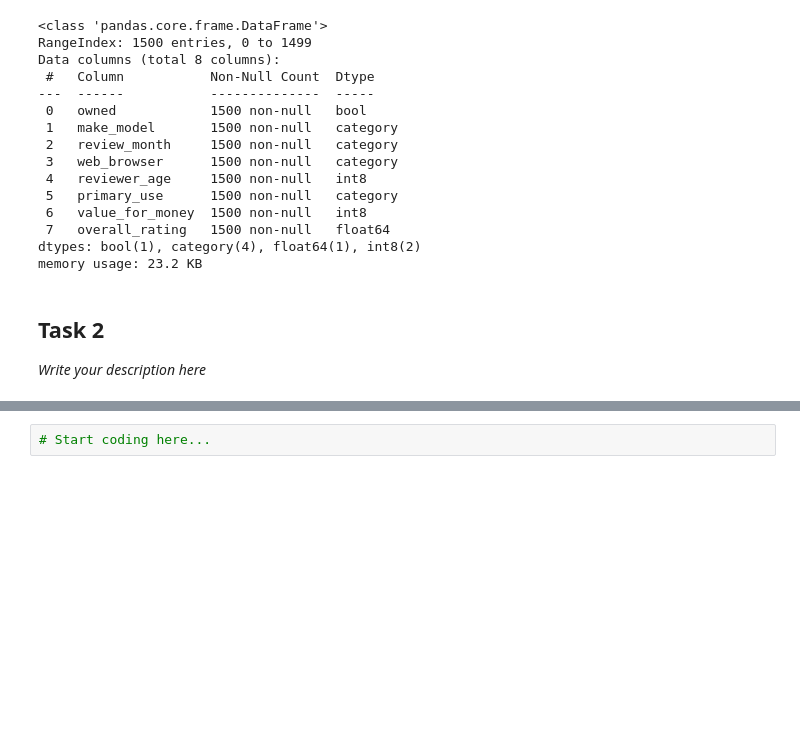
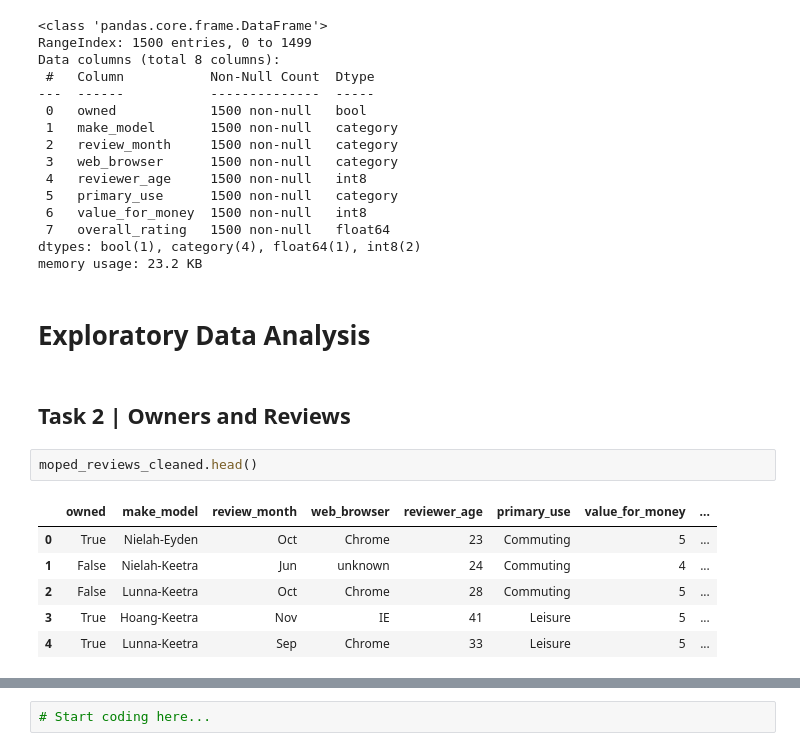
Before and after one commit to bnhn/electric_moped_reviews, a Jupyter notebook: notebook.ipynb, the cells around one changed output, grey strips where cells are left out. Drawn from its saved outputs; the diff is of its cells as text; blank space fills up the shorter version.

```diff
--- a/notebook.ipynb
+++ b/notebook.ipynb
@@ -220,5 +218,15 @@ Data columns (total 8 columns):
 dtypes: bool(1), category(4), float64(1), int8(2)
 memory usage: 23.2 KB
 # %% [markdown]
-## Task 2
-*Write your description here*
+# Exploratory Data Analysis
+# %% [markdown]
+## Task 2 | Owners and Reviews
+# %%
+moped_reviews_cleaned.head()
+# %% [output]
+|  | owned | make_model | review_month | web_browser | reviewer_age | primary_use | value_for_money | ... |
+| 0 | True | Nielah-Eyden | Oct | Chrome | 23 | Commuting | 5 | ... |
+| 1 | False | Nielah-Keetra | Jun | unknown | 24 | Commuting | 4 | ... |
+| 2 | False | Lunna-Keetra | Oct | Chrome | 28 | Commuting | 5 | ... |
+| 3 | True | Hoang-Keetra | Nov | IE | 41 | Leisure | 5 | ... |
+| 4 | True | Lunna-Keetra | Sep | Chrome | 33 | Leisure | 5 | ... |
```
Also changed, not shown: parts of 17 cells of this notebook.
